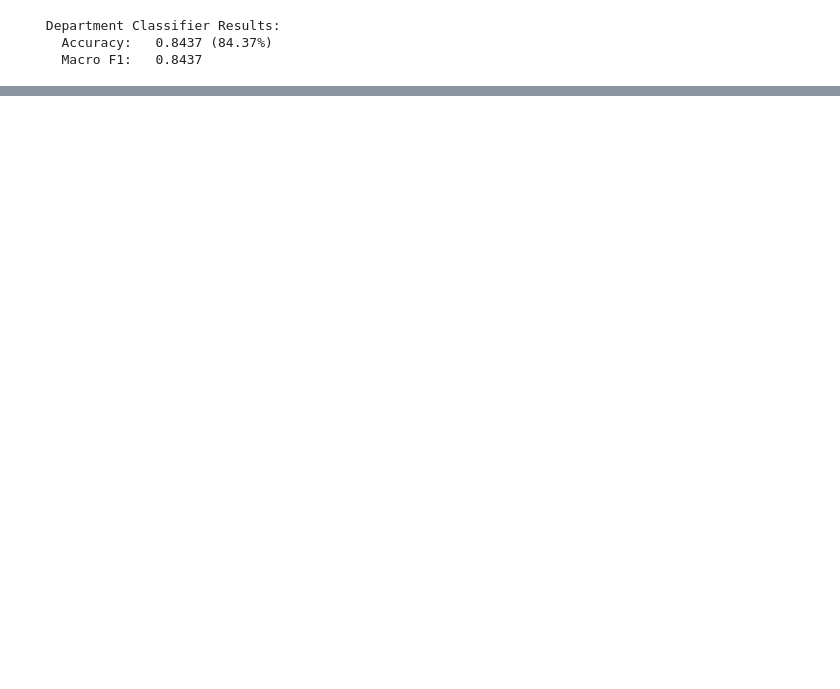
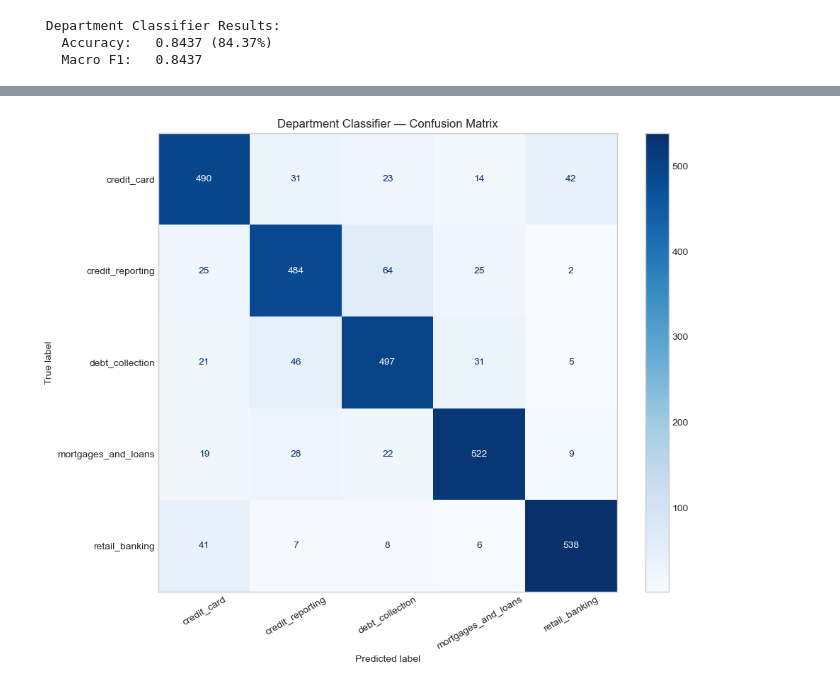
Before and after one commit to Parina89/Project-1-AI-driven-citizen-grievance-and-sentiment-analysis-, a Jupyter notebook: Week4.ipynb, the cells around one changed output, grey strips where cells are left out. Cells and saved outputs as stored; diff of their text form; code cells hidden in the pictures; blank space fills up the shorter version.

Commit message:
Added Confusion matices and bar chart

```diff
--- a/Week4.ipynb
+++ b/Week4.ipynb
@@ -230,0 +255,14 @@ print(f'   Macro F1:   {dept_f1:.4f}')
+# %%
+# Confusion Matrix
+dept_labels = sorted(y_dept.unique())
+cm_dept = confusion_matrix(y_dept_test, y_dept_pred, labels=dept_labels)
+
+fig, ax = plt.subplots(figsize=(10, 8))
+disp = ConfusionMatrixDisplay(confusion_matrix=cm_dept, display_labels=dept_labels)
+disp.plot(ax=ax, cmap='Blues', xticks_rotation=30)
+ax.grid(False)
+ax.set_title('Department Classifier — Confusion Matrix')
+plt.tight_layout()
+plt.show()
+# %% [output]
+[figure, added]
```
Also changed, not shown: parts of 4 cells of this notebook.
